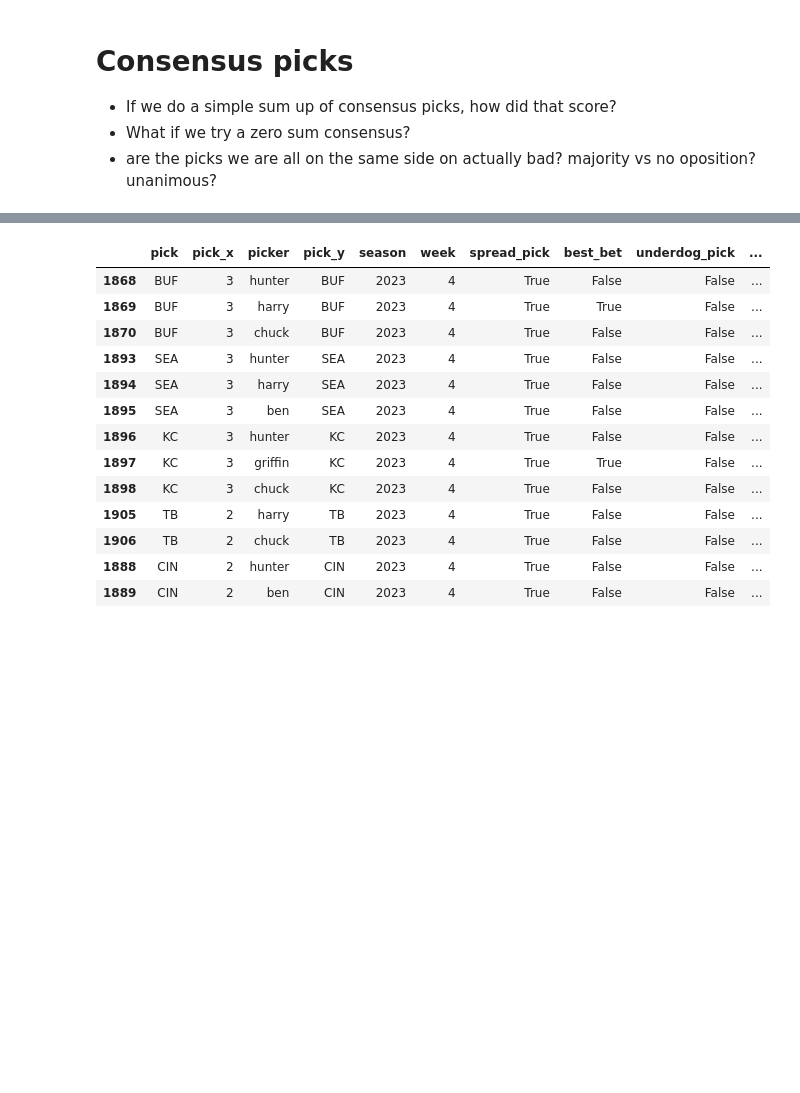
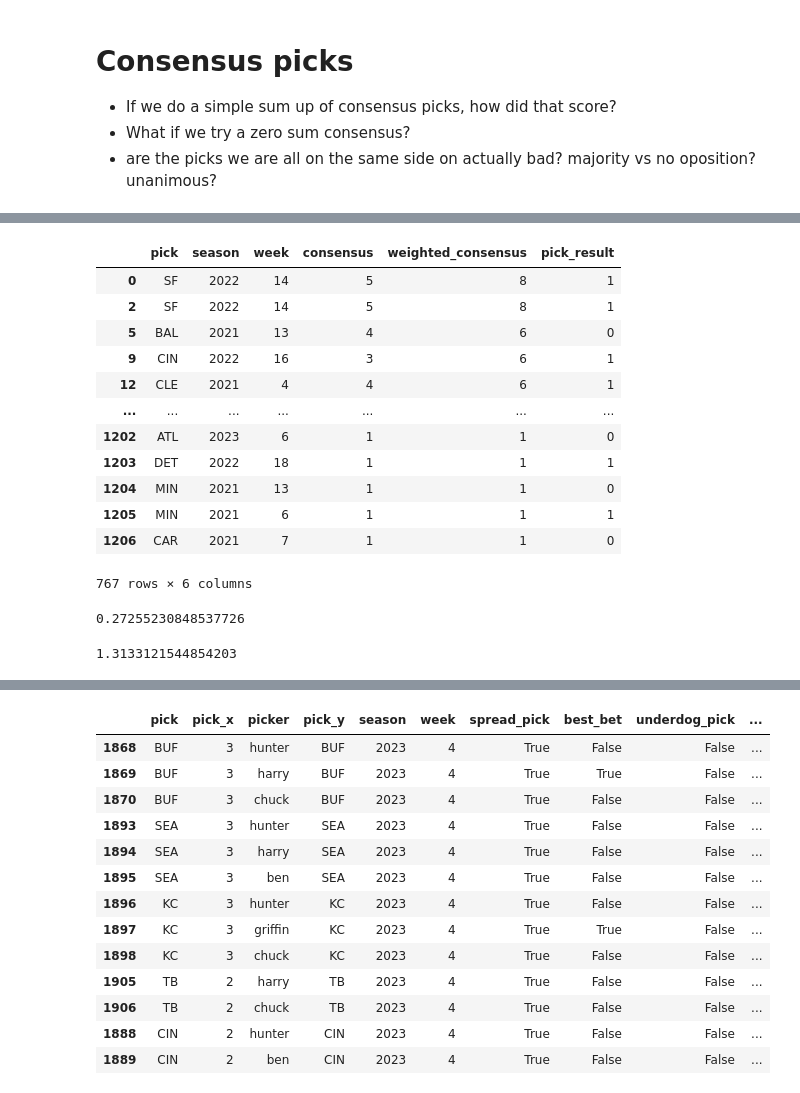
Before and after one commit to griffreichert/g-nfl, a Jupyter notebook: notebooks/homers-analysis.ipynb, the cells around one changed output, grey strips where cells are left out. Drawn from its saved outputs; the diff is of its cells as text; code cells hidden in the pictures; blank space fills up the shorter version.

```diff
--- a/notebooks/homers-analysis.ipynb
+++ b/notebooks/homers-analysis.ipynb
@@ -112,15 +65,0 @@ for col in ['spread_pick', 'best_bet', 'survivor_pick', 'underdog_pick']:
-# %%
-season = 2023
-for col in ['spread_pick', 'best_bet', 'survivor_pick', 'underdog_pick']:
-    grouped_df = df[df[col] & (df['season'] == season)].groupby('picker')['pick_result'].mean().reset_index().sort_values('pick_result').round(2)
-    # Create a Plotly bar chart
-    fig = px.bar(
-        grouped_df,
-        x='pick_result',
-        y='picker',
-        orientation='h',
-        text_auto = True,
-        title=f'Average Points per {col.replace("_", " ")} [{season} season]',
-    )
-    # Show the plot in the Jupyter Notebook
-    fig.show()
@@ -198,0 +117,19 @@ consensus
+# %%
+df = pd.merge(consensus, individual[['season', 'week', 'pick', 'pick_result']], on=['season', 'week', 'pick'])
+df = df.drop_duplicates()
+df['pick_result'] = df.pick_result.apply(lambda x: math.ceil(math.floor(x) / 2))
+df
+# %% [output]
+|  | pick | season | week | consensus | weighted_consensus | pick_result |
+| 0 | SF | 2022 | 14 | 5 | 8 | 1 |
+| 2 | SF | 2022 | 14 | 5 | 8 | 1 |
+| 5 | BAL | 2021 | 13 | 4 | 6 | 0 |
+| 9 | CIN | 2022 | 16 | 3 | 6 | 1 |
+| 12 | CLE | 2021 | 4 | 4 | 6 | 1 |
+| ... | ... | ... | ... | ... | ... | ... |
+| 1202 | ATL | 2023 | 6 | 1 | 1 | 0 |
+| 1203 | DET | 2022 | 18 | 1 | 1 | 1 |
+| 1204 | MIN | 2021 | 13 | 1 | 1 | 0 |
+| 1205 | MIN | 2021 | 6 | 1 | 1 | 1 |
+| 1206 | CAR | 2021 | 7 | 1 | 1 | 0 |
+767 rows × 6 columns
@@ -198,0 +138,8 @@ consensus
+# %%
+model = LogisticRegression()
+model.fit(df[[col]], df['pick_result'])
+print(model.coef_[0][0])
+math.exp(model.coef_[0][0])
+# %% [output]
+0.27255230848537726
+1.3133121544854203
```
Also changed, not shown: parts of 19 cells of this notebook, 2 other files.
